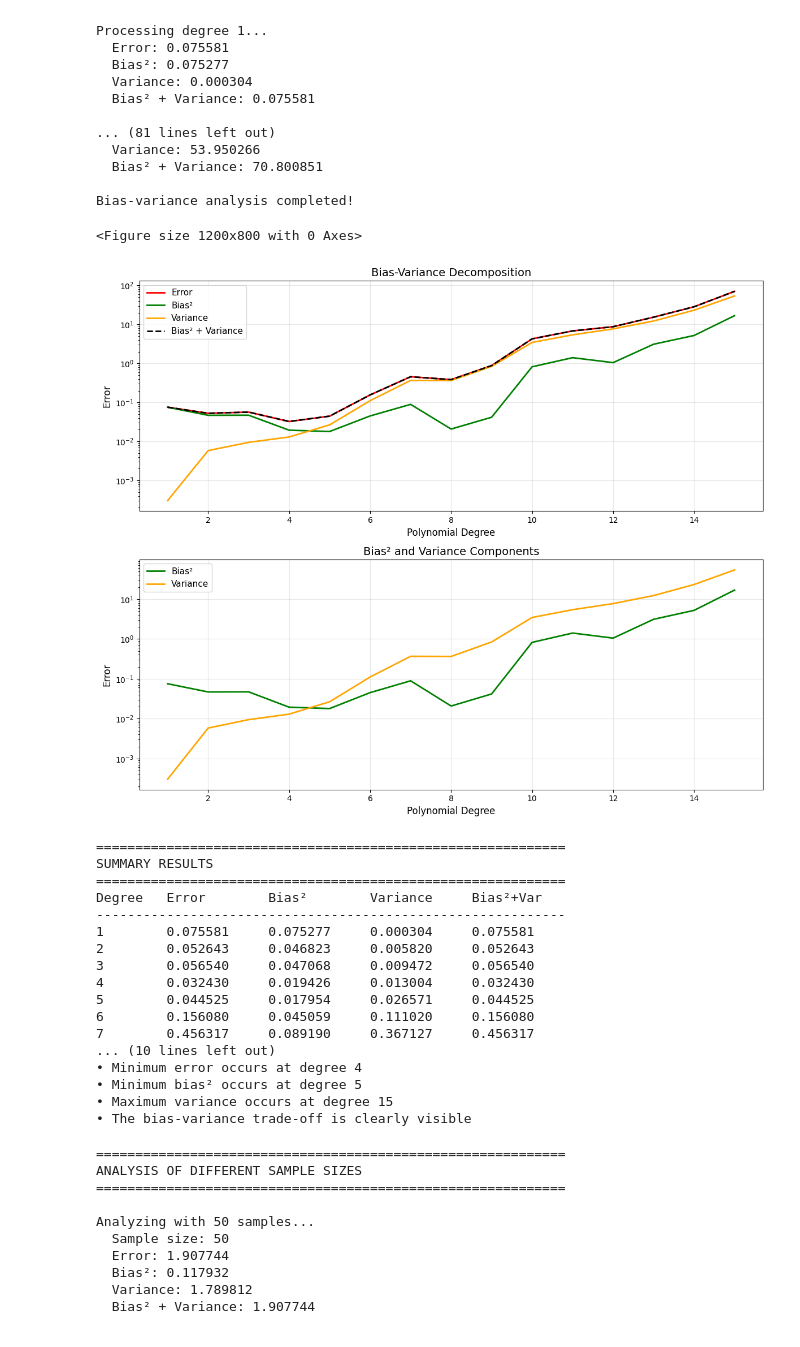
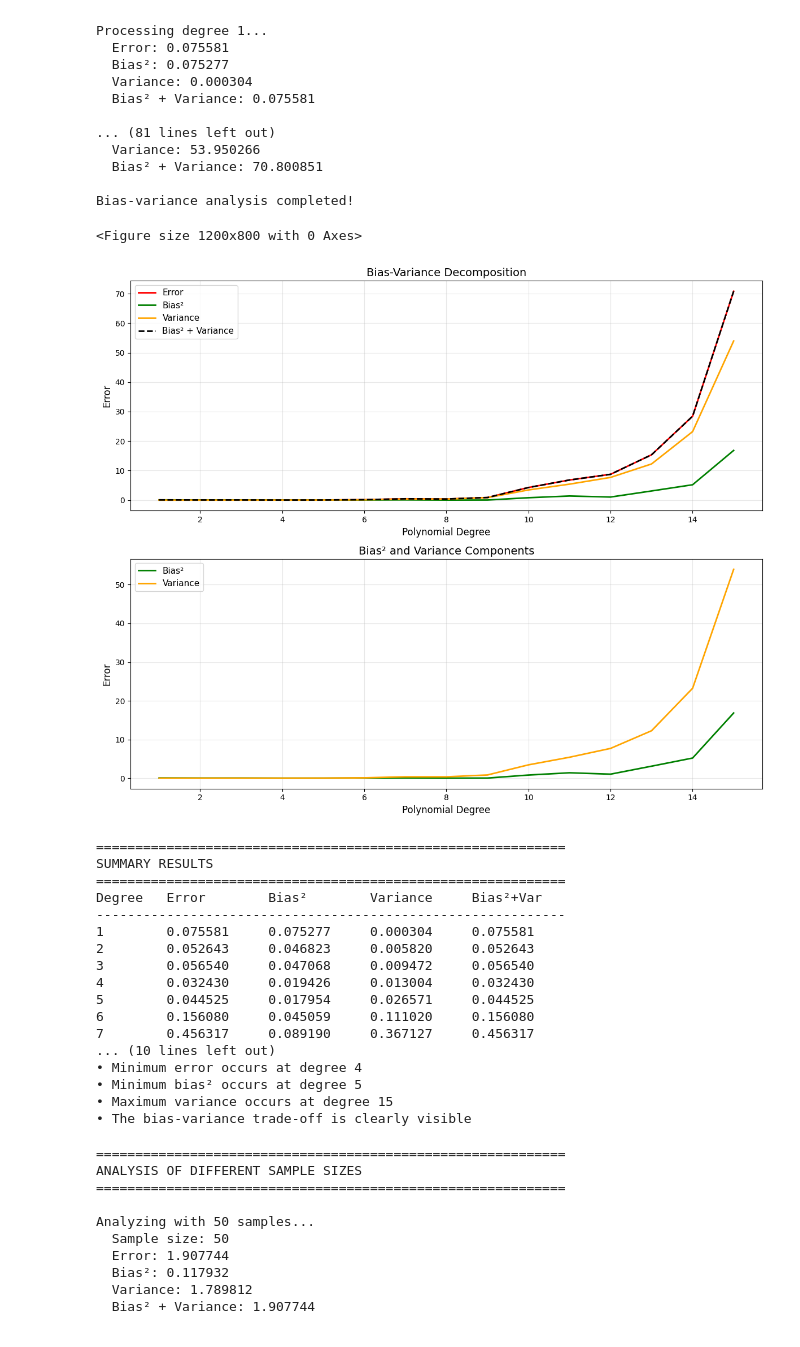
Before and after one commit to egil10/FYSSTK3155, a Jupyter notebook: PROJECT 1/Code/Exg.ipynb, the cells around one changed output. Drawn from its saved outputs; the diff is of its cells as text; code cells hidden in the pictures.

```diff
--- a/PROJECT 1/Code/Exg.ipynb
+++ b/PROJECT 1/Code/Exg.ipynb
@@ -201,40 +201,40 @@ ax1.set_ylabel('Error', fontsize=12)
 ax1.set_title('Bias-Variance Decomposition', fontsize=14)
 ax1.legend(fontsize=11)
 ax1.grid(True, alpha=0.3)
-ax1.set_yscale('log')
+# ax1.set_yscale('log')
 
 # Bottom plot: Individual components
 ax2.plot(degrees, bias, 'g-', label='Bias²', linewidth=2)
 ax2.plot(degrees, variance, 'orange', label='Variance', linewidth=2)
 ax2.set_xlabel('Polynomial Degree', fontsize=12)
 ax2.set_ylabel('Error', fontsize=12)
 ax2.set_title('Bias² and Variance Components', fontsize=14)
 ax2.legend(fontsize=11)
 ax2.grid(True, alpha=0.3)
-ax2.set_yscale('log')
+# ax2.set_yscale('log')
 
 plt.tight_layout()
 plt.savefig("Plots/bias_variance_decomposition_bootstrap.pdf", bbox_inches="tight")
 plt.show()
 
 # Print summary results
 print("\n" + "="*60)
 print("SUMMARY RESULTS")
 print("="*60)
 print(f"{'Degree':<8} {'Error':<12} {'Bias²':<12} {'Variance':<12} {'Bias²+Var':<12}")
 print("-"*60)
 
 for i, degree in enumerate(degrees):
     print(f"{degree:<8} {error[i]:<12.6f} {bias[i]:<12.6f} {variance[i]:<12.6f} {bias[i]+variance[i]:<12.6f}")
 
 print(f"\nKey findings:")
 print(f"• Minimum error occurs at degree {np.argmin(error)+1}")
 print(f"• Minimum bias² occurs at degree {np.argmin(bias)+1}")
 print(f"• Maximum variance occurs at degree {np.argmax(variance)+1}")
 print(f"• The bias-variance trade-off is clearly visible")
 # %% [output]
 <Figure size 1200x800 with 0 Axes>
-[figure, old version]
+[figure, new version]
 ============================================================
 SUMMARY RESULTS
 ============================================================
```
Also changed, not shown: parts of 1 cell of this notebook, 2 other files.
